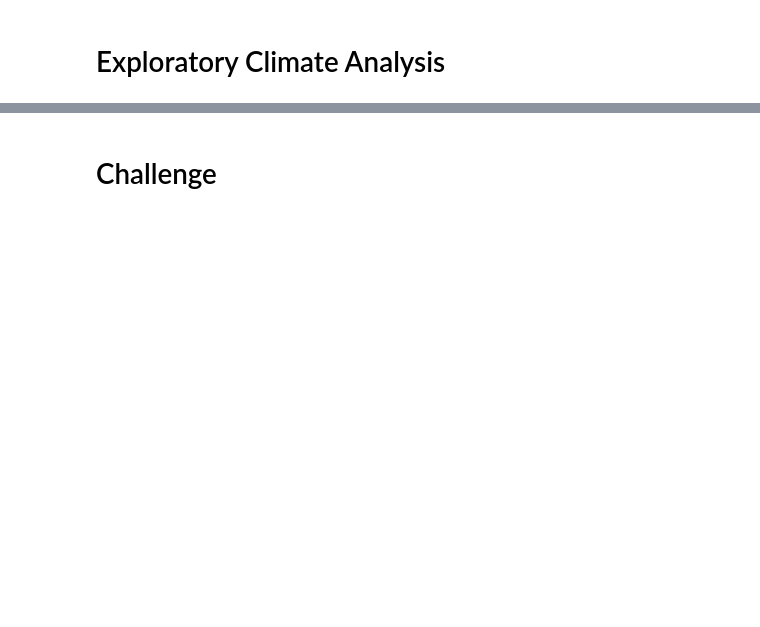
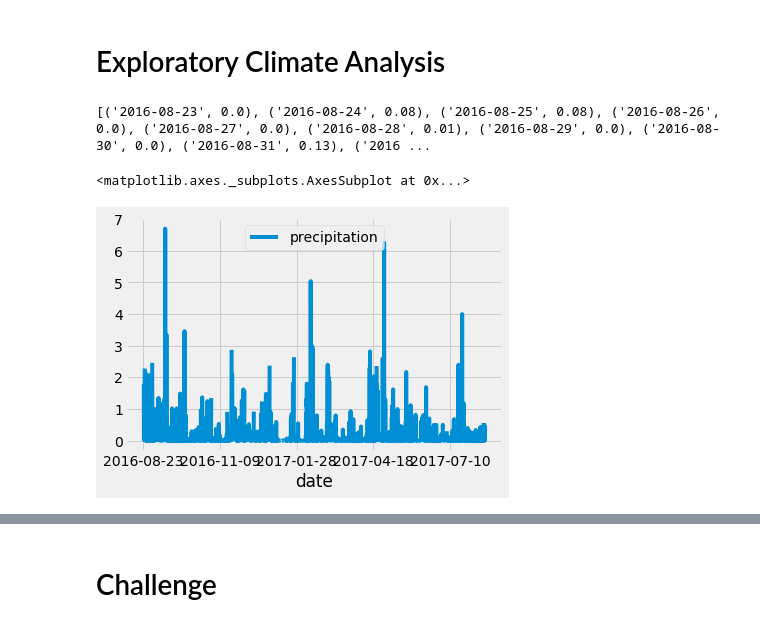
Before and after one commit to anapereda/surf_up, a Jupyter notebook: climate_analysis.ipynb, the cells around one changed output, grey strips where cells are left out. Saved outputs shown, nothing was run; the diff lists cells and outputs as text; code cells hidden in the pictures; blank space fills up the shorter version.

```diff
--- a/climate_analysis.ipynb
+++ b/climate_analysis.ipynb
@@ -45,15 +39,30 @@ session= Session(engine)
 # %%
 # Design a query to retrieve the last 12 months of precipitation data and plot the results.
 #Starting from the last data point in the database.
+prev_year= dt.date(2017, 8, 23) - dt.timedelta(days=365)
 
 # Calculate the date one year from the last date in data set.
+results= []
+# Perform a query to retrieve the data and precipitation scores
+#all() methos adds all the result into a list
+results= session.query(Measurement.date, Measurement.prcp).filter(Measurement.date >= prev_year)
 
-# Perform a query to retrieve the data and precipitation scores
-
-# Save the query results as a Pandas DataFrame and set the index to the date column
-
-# Sort the dataframe by date
-
-# Use Pandas Plotting with Matplotlib to plot the data
+print(results.all())
+# %% [output]
+[('2016-08-23', 0.0), ('2016-08-24', 0.08), ('2016-08-25', 0.08), ('2016-08-26', 0.0), ('2016-08-27', 0.0), ('2016-08-28', 0.01), ('2016-08-29', 0.0), ('2016-08-30', 0.0), ('2016-08-31', 0.13), ('2016 ...
+# %%
+# Save the query results as a Pandas DataFrame and set the index to the date column
+df = pd.DataFrame(results, columns=['date','precipitation'])
+df.set_index(df['date'], inplace=True)
+
+# Sort the dataframe by date
+df= df.sort_index()
+
+# Use Pandas Plotting with Matplotlib to plot the data
+
+df.plot()
+# %% [output]
+<matplotlib.axes._subplots.AxesSubplot at 0x...>
+[figure, added]
 # %%
 # Use Pandas to calcualte the summary statistics for the precipitation data
```
Also changed, not shown: parts of 10 cells of this notebook.
